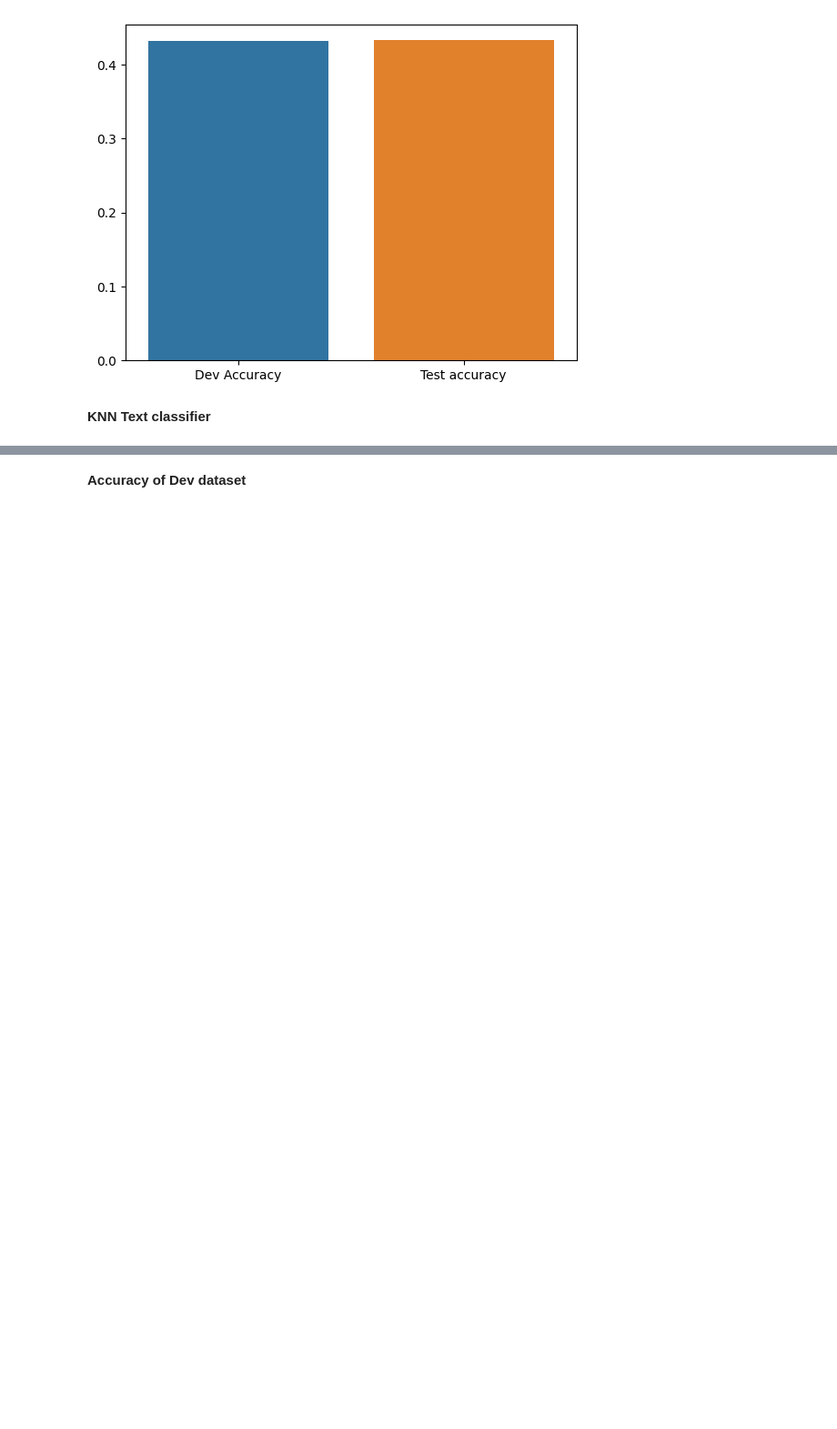
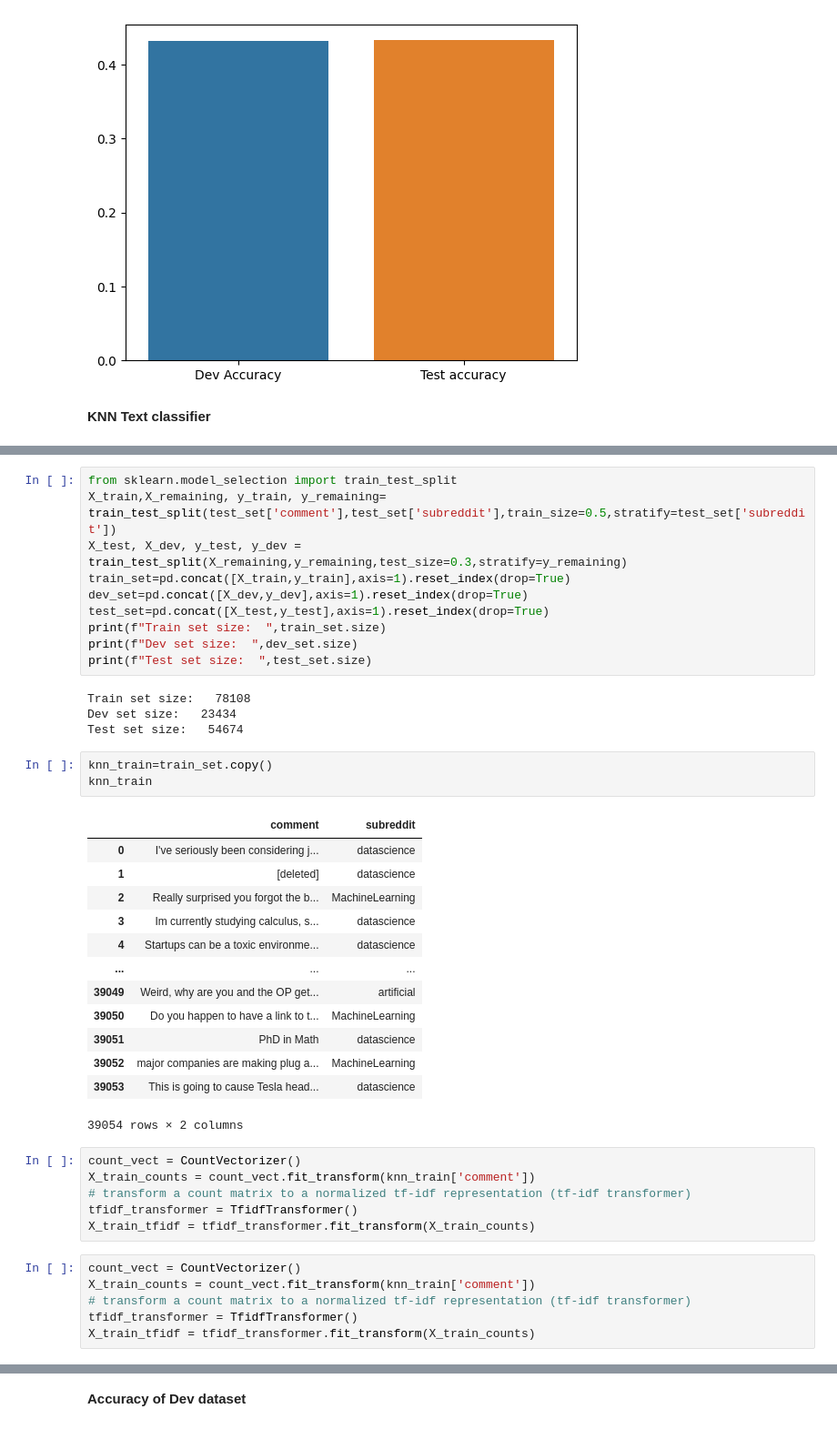
Before and after one commit to Moukthika1253/Reddit-comments-Text-classifier, a Jupyter notebook: SubReddit_category_text_classifier.ipynb, the cells around one changed output, grey strips where cells are left out. Shown at 91% size. Saved outputs shown, nothing was run; the diff lists cells and outputs as text; blank space fills up the shorter version.

```diff
--- a/SubReddit_category_text_classifier.ipynb
+++ b/SubReddit_category_text_classifier.ipynb
@@ -550,0 +543,43 @@ def knn_predict(comment):
+# %%
+from sklearn.model_selection import train_test_split
+X_train,X_remaining, y_train, y_remaining= train_test_split(test_set['comment'],test_set['subreddit'],train_size=0.5,stratify=test_set['subreddit'])
+X_test, X_dev, y_test, y_dev = train_test_split(X_remaining,y_remaining,test_size=0.3,stratify=y_remaining)
+train_set=pd.concat([X_train,y_train],axis=1).reset_index(drop=True)
+dev_set=pd.concat([X_dev,y_dev],axis=1).reset_index(drop=True)
+test_set=pd.concat([X_test,y_test],axis=1).reset_index(drop=True)
+print(f"Train set size:  ",train_set.size)
+print(f"Dev set size:  ",dev_set.size)
+print(f"Test set size:  ",test_set.size)
+# %% [output]
+Train set size:   78108
+Dev set size:   23434
+Test set size:   54674
+# %%
+knn_train=train_set.copy()
+knn_train
+# %% [output]
+|  | comment | subreddit |
+| 0 | I've seriously been considering j... | datascience |
+| 1 | [deleted] | datascience |
+| 2 | Really surprised you forgot the b... | MachineLearning |
+| 3 | Im currently studying calculus, s... | datascience |
+| 4 | Startups can be a toxic environme... | datascience |
+| ... | ... | ... |
+| 39049 | Weird, why are you and the OP get... | artificial |
+| 39050 | Do you happen to have a link to t... | MachineLearning |
+| 39051 | PhD in Math | datascience |
+| 39052 | major companies are making plug a... | MachineLearning |
+| 39053 | This is going to cause Tesla head... | datascience |
+39054 rows × 2 columns
+# %%
+count_vect = CountVectorizer()
+X_train_counts = count_vect.fit_transform(knn_train['comment'])
+# transform a count matrix to a normalized tf-idf representation (tf-idf transformer)
+tfidf_transformer = TfidfTransformer()
+X_train_tfidf = tfidf_transformer.fit_transform(X_train_counts)
+# %%
+count_vect = CountVectorizer()
+X_train_counts = count_vect.fit_transform(knn_train['comment'])
+# transform a count matrix to a normalized tf-idf representation (tf-idf transformer)
+tfidf_transformer = TfidfTransformer()
+X_train_tfidf = tfidf_transformer.fit_transform(X_train_counts)
```
Also changed, not shown: parts of 24 cells of this notebook.
